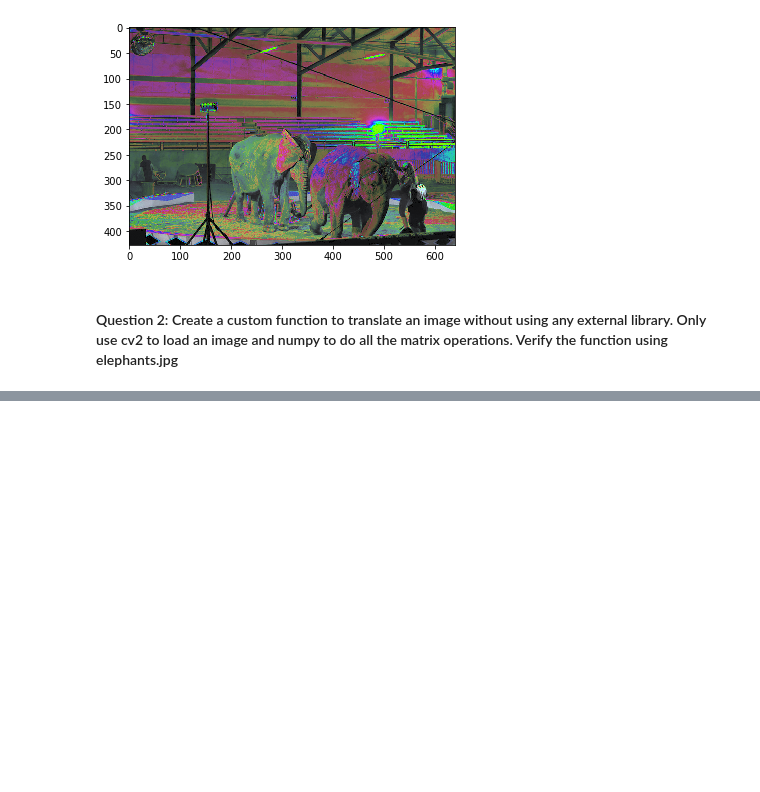
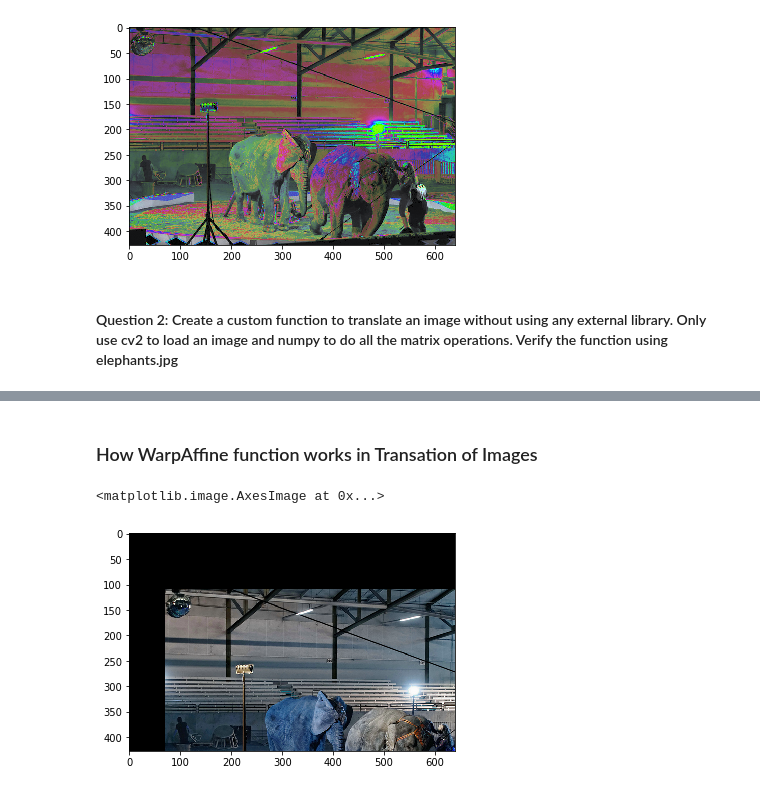
Before and after one commit to Arushi04/Computer-Vision, a Jupyter notebook: Assignment2.ipynb, the cells around one changed output, grey strips where cells are left out. Cells and saved outputs as stored; diff of their text form; code cells hidden in the pictures; blank space fills up the shorter version.

```diff
--- a/Assignment2.ipynb
+++ b/Assignment2.ipynb
@@ -54,0 +72,14 @@ print(brighter_image)
+# %% [markdown]
+### How WarpAffine function works in Transation of Images
+# %%
+#Case 1 : Image shifts to right and the image is cut
+img = cv2.imread('practice_data/elephants.jpg')
+num_rows, num_cols = img.shape[:2]
+
+translation_matrix = np.float32([ [1,0,70], [0,1,110] ])
+img_translation = cv2.warpAffine(img, translation_matrix, (num_cols, num_rows))
+
+plt.imshow(img_translation)
+# %% [output]
+<matplotlib.image.AxesImage at 0x...>
+[figure, added]
```
Also changed, not shown: parts of 8 cells of this notebook.
